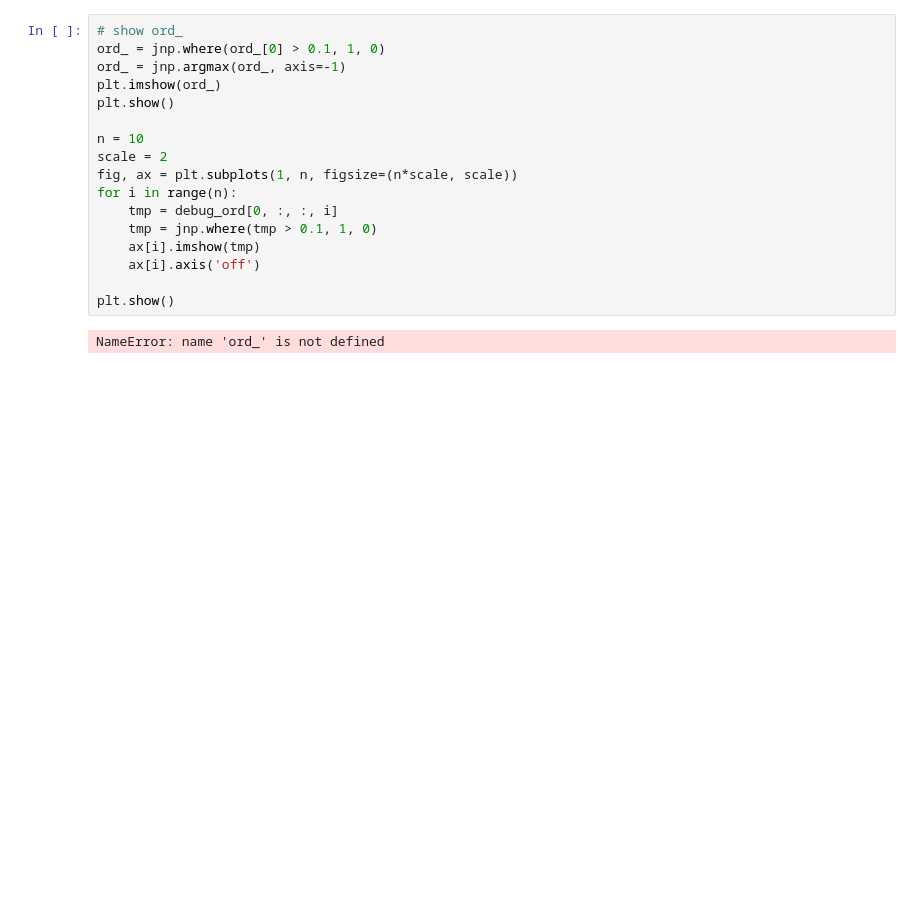
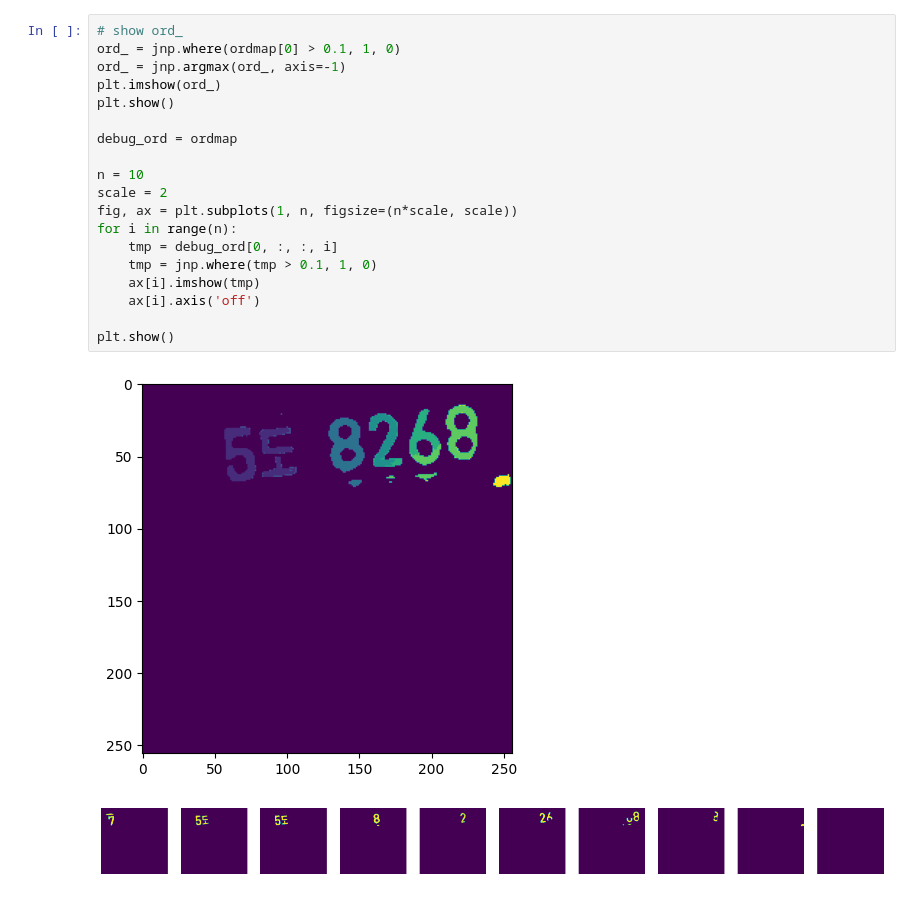
Before and after one commit to noahzhy/TextMaskGen, a Jupyter notebook: infer.ipynb, the cells around one changed output. Saved outputs shown, nothing was run; the diff lists cells and outputs as text; blank space fills up the shorter version.

```diff
--- a/infer.ipynb
+++ b/infer.ipynb
@@ -105,22 +94,25 @@ plt.show()
 # %%
 # show ord_
-ord_ = jnp.where(ord_[0] > 0.1, 1, 0)
+ord_ = jnp.where(ordmap[0] > 0.1, 1, 0)
 ord_ = jnp.argmax(ord_, axis=-1)
 plt.imshow(ord_)
 plt.show()
+
+debug_ord = ordmap
 
 n = 10
 scale = 2
 fig, ax = plt.subplots(1, n, figsize=(n*scale, scale))
 for i in range(n):
     tmp = debug_ord[0, :, :, i]
     tmp = jnp.where(tmp > 0.1, 1, 0)
     ax[i].imshow(tmp)
     ax[i].axis('off')
 
 plt.show()
 # %% [output]
-NameError: name 'ord_' is not defined
+[figure, added]
+[figure, added]
 # %%
 ord_ = jnp.where(ord_ > 0.5, ord_, 0)
 ord_ += 1
```
Also changed, not shown: parts of 6 cells of this notebook, 10 other files.
